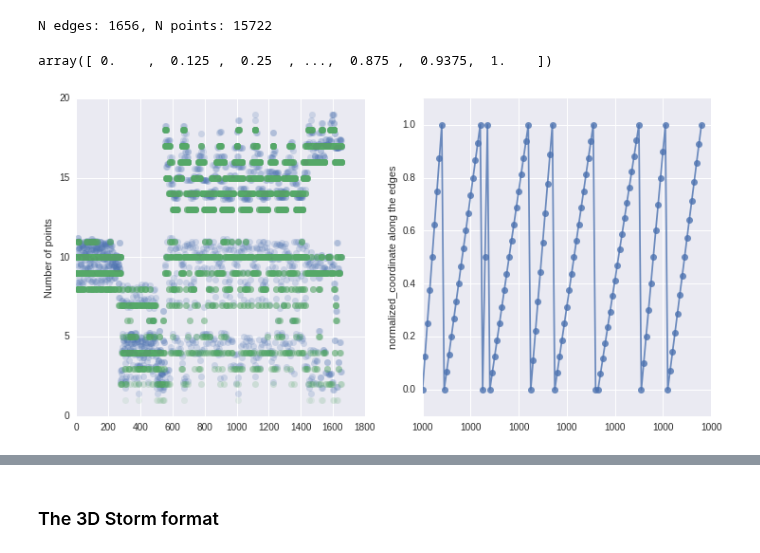
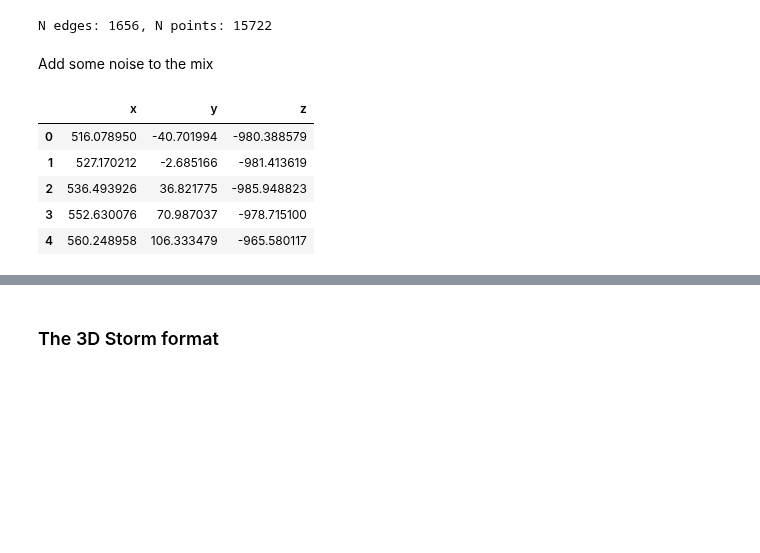
Before and after one commit to glyg/notebooks, a Jupyter notebook: tyssue/Particles export.ipynb, the cells around one changed output, grey strips where cells are left out. Cells and saved outputs as stored; diff of their text form; code cells hidden in the pictures; blank space fills up the shorter version.

```diff
--- a/tyssue/Particles export.ipynb
+++ b/tyssue/Particles export.ipynb
@@ -91,27 +77,4 @@ def particles(edge):
 # %% [output]
 N edges: 1656, N points: 15722
-# %%
-ramps
-# %% [output]
-array([ 0.    ,  0.125 ,  0.25  , ...,  0.875 ,  0.9375,  1.    ])
-# %%
-
-%matplotlib inline
-fig, (ax0, ax1) = plt.subplots(1, 2)
-
-ax0.plot(mesh.length.values/delta_s, 'o', alpha=0.2)
-ax0.plot(upcast_nij, 'o', alpha=0.1)
-ax0.set_ylabel('Number of points')
-
-e_start, e_stop = 1000, 1010
-
-p_start, p_stop = (curv_indexer[curv_indexer < e_start].size,
-                   curv_indexer[curv_indexer < e_stop].size )
-
-ax1.plot(ramps[p_start: p_stop], '-o', alpha=0.8)
-ax1.set_ylim(-0.1, 1.1)
-ax1.set_ylabel('normalized coordinate along the edges')
-
-fig.set_size_inches((12, 6))
-# %% [output]
-[figure, removed]
+# %% [markdown]
+Add some noise to the mix
@@ -117,0 +86,10 @@ fig.set_size_inches((12, 6))
+# %%
+
+points.head()
+# %% [output]
+|  | x | y | z |
+| 0 | 516.078950 | -40.701994 | -980.388579 |
+| 1 | 527.170212 | -2.685166 | -981.413619 |
+| 2 | 536.493926 | 36.821775 | -985.948823 |
+| 3 | 552.630076 | 70.987037 | -978.715100 |
+| 4 | 560.248958 | 106.333479 | -965.580117 |
```
Also changed, not shown: parts of 11 cells of this notebook, 1 other file.
